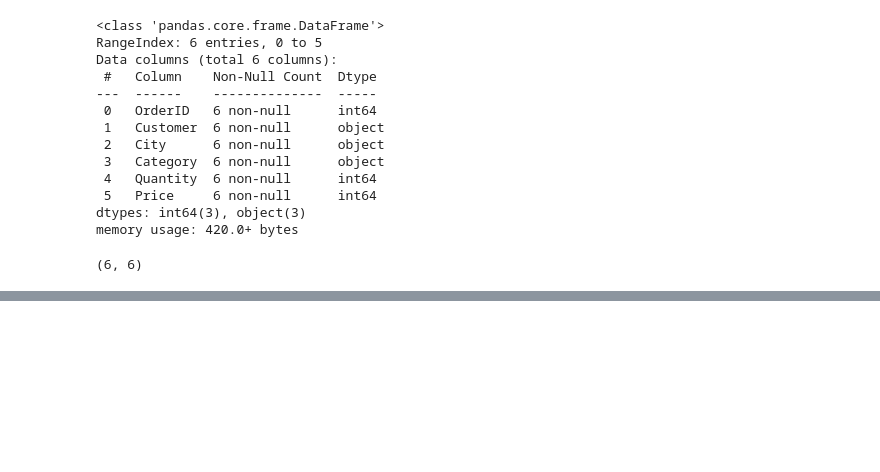
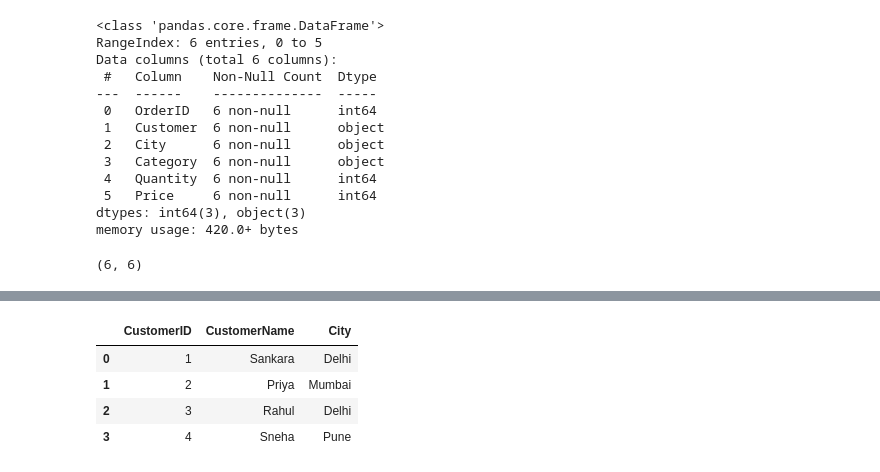
Before and after one commit to hiteshparashar4/collab, a Jupyter notebook: chapter_appendix-tools-for-deep-learning/jupyter.ipynb, the cells around one changed output, grey strips where cells are left out. Saved outputs shown, nothing was run; the diff lists cells and outputs as text; code cells hidden in the pictures; blank space fills up the shorter version.

```diff
--- a/chapter_appendix-tools-for-deep-learning/jupyter.ipynb
+++ b/chapter_appendix-tools-for-deep-learning/jupyter.ipynb
@@ -89,0 +156,8 @@ sales.shape
+# %%
+customers
+# %% [output]
+|  | CustomerID | CustomerName | City |
+| 0 | 1 | Sankara | Delhi |
+| 1 | 2 | Priya | Mumbai |
+| 2 | 3 | Rahul | Delhi |
+| 3 | 4 | Sneha | Pune |
```
Also changed, not shown: parts of 6 cells of this notebook.
